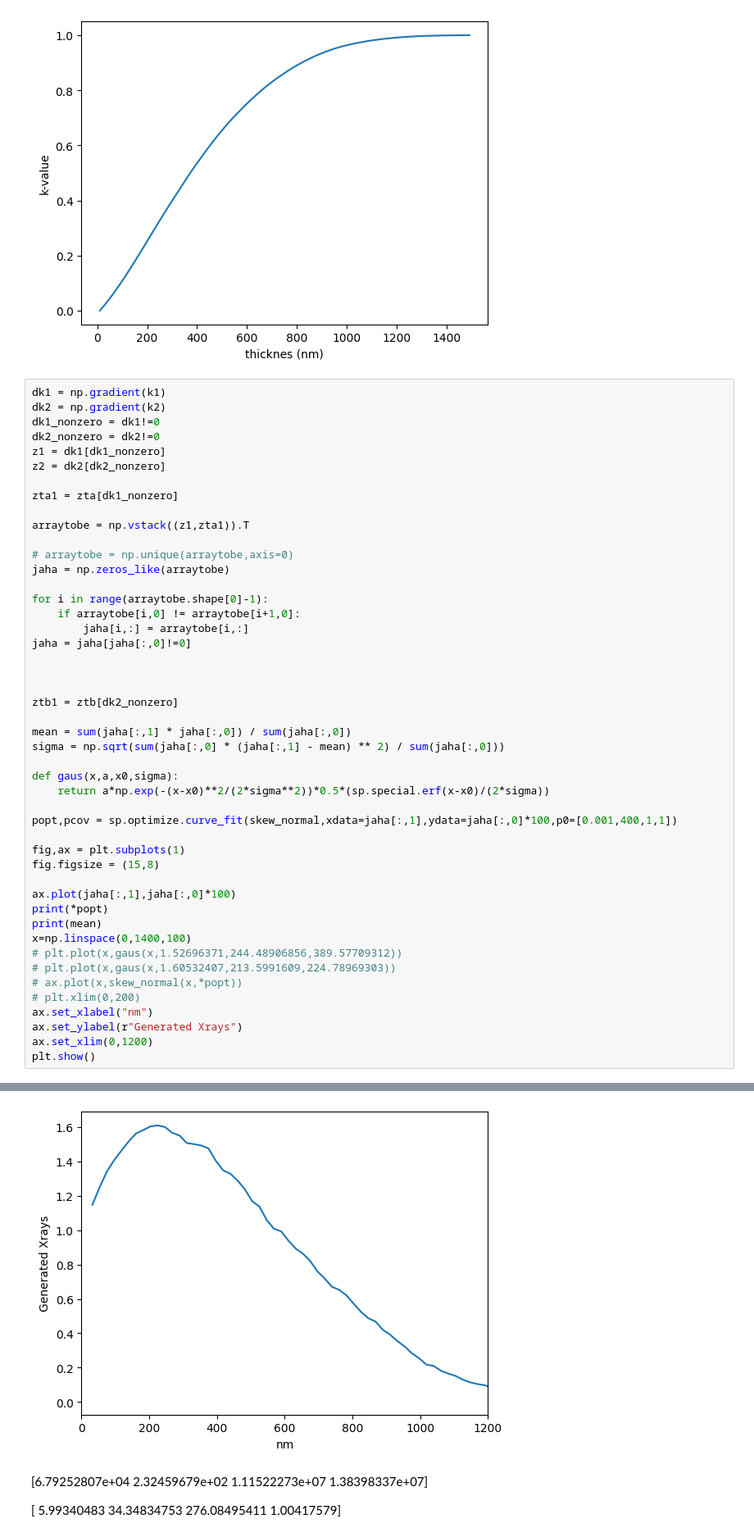
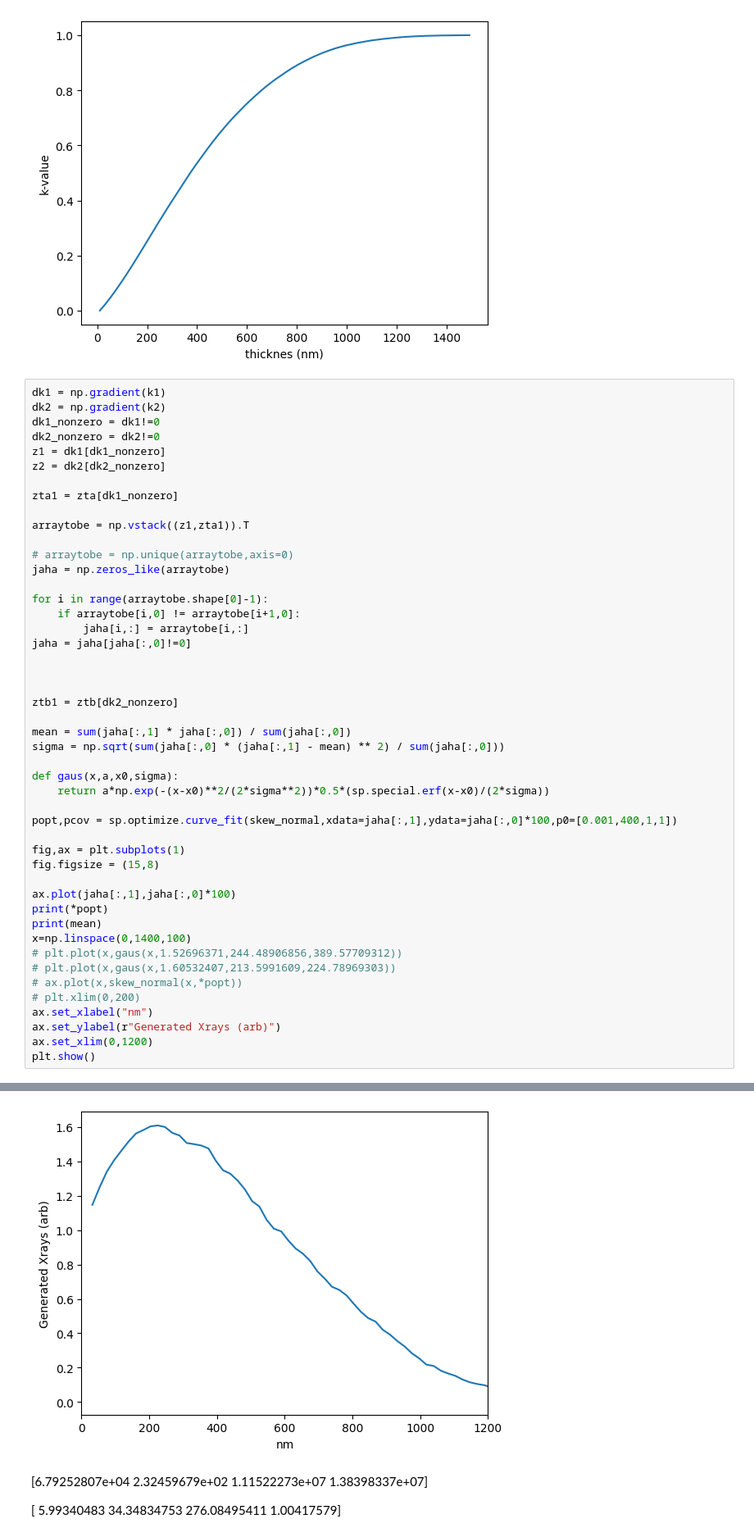
Before and after one commit to Lionfish30/Sommarjobb-2024, a Jupyter notebook: Intergration.ipynb, the cells around one changed output, grey strips where cells are left out. Shown at 82% size. Saved outputs shown, nothing was run; the diff lists cells and outputs as text.

```diff
--- a/Intergration.ipynb
+++ b/Intergration.ipynb
@@ -190,35 +190,35 @@ jaha = jaha[jaha[:,0]!=0]
 
 
 
 ztb1 = ztb[dk2_nonzero]
 
 mean = sum(jaha[:,1] * jaha[:,0]) / sum(jaha[:,0])
 sigma = np.sqrt(sum(jaha[:,0] * (jaha[:,1] - mean) ** 2) / sum(jaha[:,0]))
 
 def gaus(x,a,x0,sigma):
     return a*np.exp(-(x-x0)**2/(2*sigma**2))*0.5*(sp.special.erf(x-x0)/(2*sigma))
 
 popt,pcov = sp.optimize.curve_fit(skew_normal,xdata=jaha[:,1],ydata=jaha[:,0]*100,p0=[0.001,400,1,1])
 
 fig,ax = plt.subplots(1)
 fig.figsize = (15,8)
 
 ax.plot(jaha[:,1],jaha[:,0]*100)
 print(*popt)
 print(mean)
 x=np.linspace(0,1400,100)
 # plt.plot(x,gaus(x,1.52696371,244.48906856,389.57709312))
 # plt.plot(x,gaus(x,1.60532407,213.5991609,224.78969303))
 # ax.plot(x,skew_normal(x,*popt))
 # plt.xlim(0,200)
 ax.set_xlabel("nm")
-ax.set_ylabel(r"Generated Xrays")
+ax.set_ylabel(r"Generated Xrays (arb)")
 ax.set_xlim(0,1200)
 plt.show()
 # %% [output]
 -432.0823373429296 -275.2212558572744 113.5268575729198 0.7351865938815555
 431.33766003883335
-[figure, old version]
+[figure, new version]
 # %% [markdown]
 [6.79252807e+04 2.32459679e+02 1.11522273e+07 1.38398337e+07]
 
```
Also changed, not shown: parts of 1 cell of this notebook, 46 other files.
